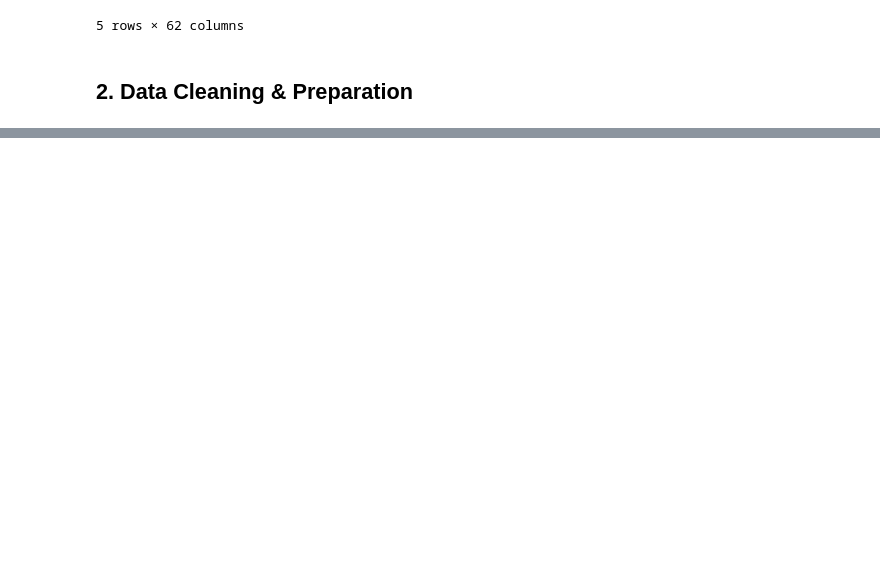
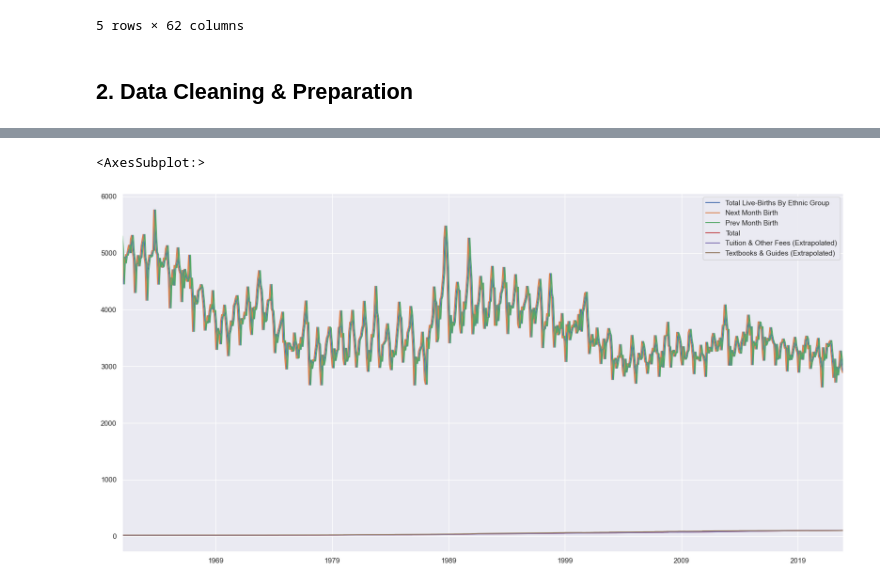
Before and after one commit to SleepHan/SC1015-Mini-Project, a Jupyter notebook: Main Analysis.ipynb, the cells around one changed output, grey strips where cells are left out. Cells and saved outputs as stored; diff of their text form; code cells hidden in the pictures; blank space fills up the shorter version.

```diff
--- a/Main Analysis.ipynb
+++ b/Main Analysis.ipynb
@@ -559,0 +523,13 @@ accuracy_score(pred3, y_test)
+# %%
+eduBaby = pd.DataFrame(birthData['Total Live-Births By Ethnic Group'])
+eduBaby['Next Month Birth'] = eduBaby['Total Live-Births By Ethnic Group'].shift(-1)
+eduBaby['Prev Month Birth'] = eduBaby['Total Live-Births By Ethnic Group'].shift(1)
+eduTotal = eduBaby.join(edu['Total'], how='inner')
+eduTuitionEx = eduBaby.join(edu['Tuition & Other Fees (Extrapolated)'], how='inner')
+eduTextEx = eduBaby.join(edu['Textbooks & Guides (Extrapolated)'], how='inner')
+eduUpdate = pd.concat([eduTotal,eduTuitionEx, eduTextEx], axis=1, join='inner')
+eduUpdate = eduUpdate.loc[:,~eduUpdate.columns.duplicated(keep='first')]
+eduUpdate.plot(figsize=(20, 10))
+# %% [output]
+<AxesSubplot:>
+[figure, added]
```
Also changed, not shown: parts of 45 cells of this notebook.
